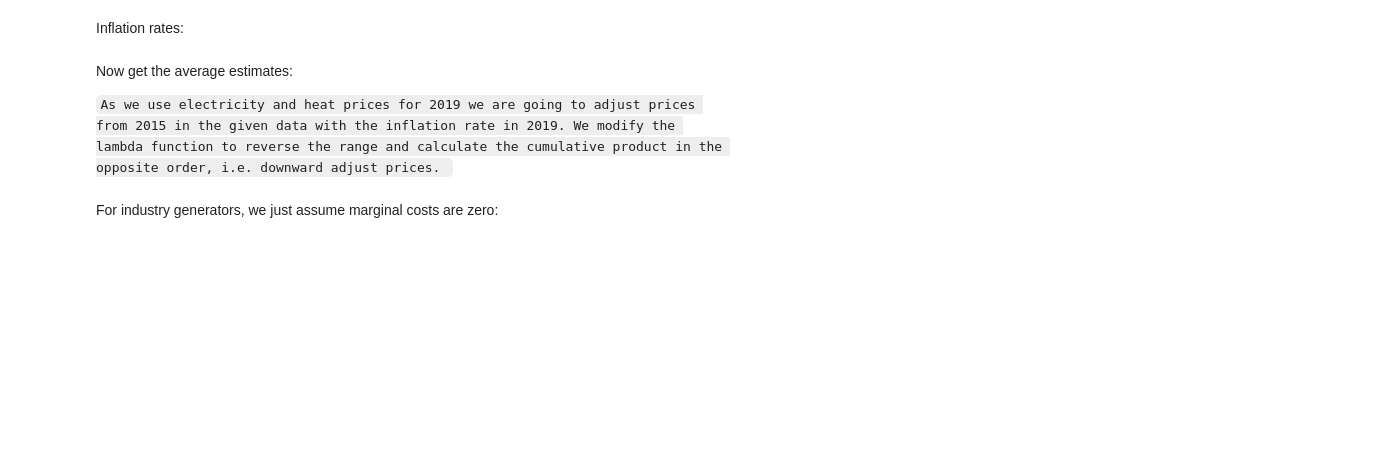
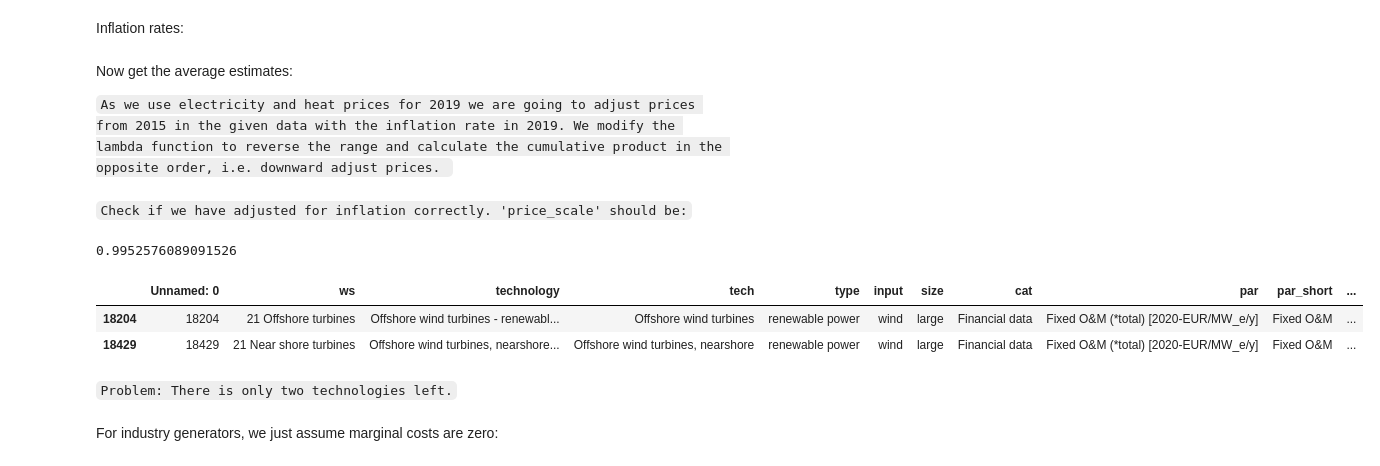
Before and after one commit to marcherger/EnergyEconGroupWork, a Jupyter notebook: DownloadDataForDK/D_MakeModelData.ipynb, the cells around one changed output. Drawn from its saved outputs; the diff is of its cells as text; code cells hidden in the pictures; blank space fills up the shorter version.

Commit message:
Making Model Data

```diff
--- a/DownloadDataForDK/D_MakeModelData.ipynb
+++ b/DownloadDataForDK/D_MakeModelData.ipynb
@@ -621,6 +617,20 @@ for tech in tech2technology.keys():
         else:
             val = 0
         df_plant.loc[idx_plant,var] = val
+# %% [markdown]
+`Check if we have adjusted for inflation correctly. 'price_scale' should be:`
+# %%
+1/π[2020] # as we downward adjust prices from 2020 to 2019.
+# %% [output]
+0.9952576089091526
+# %%
+df_var.head()
+# %% [output]
+|  | Unnamed: 0 | ws | technology | tech | type | input | size | cat | par | par_short | ... |
+| 18204 | 18204 | 21 Offshore turbines | Offshore wind turbines - renewabl... | Offshore wind turbines | renewable power | wind | large | Financial data | Fixed O&M (*total) [2020-EUR/MW_e/y] | Fixed O&M | ... |
+| 18429 | 18429 | 21 Near shore turbines | Offshore wind turbines, nearshore... | Offshore wind turbines, nearshore | renewable power | wind | large | Financial data | Fixed O&M (*total) [2020-EUR/MW_e/y] | Fixed O&M | ... |
+# %% [markdown]
+`Problem: There is only two technologies left.`
 # %% [markdown]
 For industry generators, we just assume marginal costs are zero:
 # %%
```
Also changed, not shown: parts of 5 cells of this notebook.
